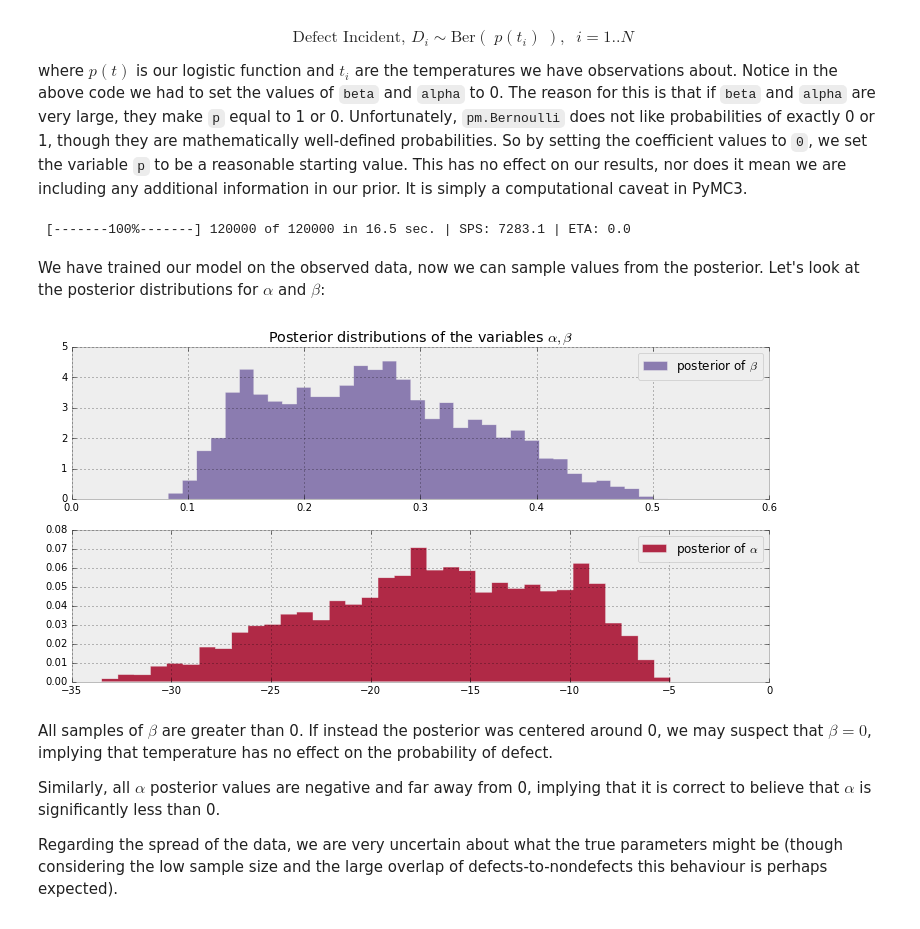
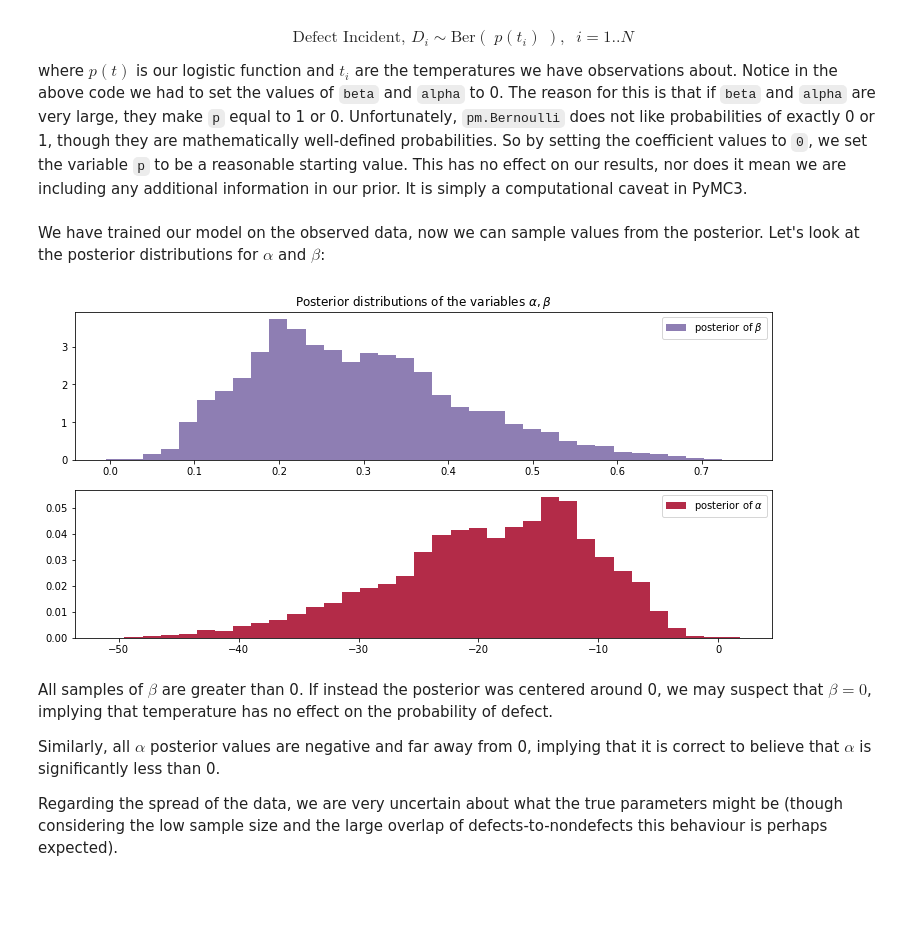
Before and after one commit to markmorrison95/Probabilistic-Programming-and-Bayesian-Methods-for-Hackers, a Jupyter notebook: Chapter2_MorePyMC/Ch2_MorePyMC_PyMC3.ipynb, the cells around one changed output. Saved outputs shown, nothing was run; the diff lists cells and outputs as text; code cells hidden in the pictures; blank space fills up the shorter version.

```diff
--- a/Chapter2_MorePyMC/Ch2_MorePyMC_PyMC3.ipynb
+++ b/Chapter2_MorePyMC/Ch2_MorePyMC_PyMC3.ipynb
@@ -361,7 +352,7 @@ For this example, consider $p_A = 0.05$, and $N = 1500$ users shown site A, and
 # %%
 #set constants
 p_true = 0.05  # remember, this is unknown.
-N = 1500
+N = 2000
 
 # sample N Bernoulli random variables from Ber(0.05).
 # each random variable has a 0.05 chance of being a 1.
@@ -420,7 +440,7 @@ true_p_B = 0.04
 
 #notice the unequal sample sizes -- no problem in Bayesian analysis.
 N_A = 1500
-N_B = 750
+N_B = 4000
 
 #generate some observations
 observations_A = stats.bernoulli.rvs(true_p_A, size=N_A)
@@ -627,5 +650,5 @@ Below we add all the variables of interest to a `Model` container and run our bl
 # To be explained in Chapter 3!
 with model:
     step = pm.Metropolis(vars=[p])
-    trace = pm.sample(40000, step=step)
+    trace = pm.sample(40000, step=step, cores=6)
     burned_trace = trace[15000:]
@@ -886,31 +898,29 @@ with model:
     # Mysterious code to be explained in Chapter 3
     start = pm.find_MAP()
     step = pm.Metropolis()
-    trace = pm.sample(120000, step=step, start=start)
+    trace = pm.sample(120000, step=step, start=start, chains=6)
     burned_trace = trace[100000::2]
-# %% [output]
- [-------100%-------] 120000 of 120000 in 16.5 sec. | SPS: 7283.1 | ETA: 0.0
 # %% [markdown]
 We have trained our model on the observed data, now we can sample values from the posterior. Let's look at the posterior distributions for $\alpha$ and $\beta$:
 # %%
 alpha_samples = burned_trace["alpha"][:, None]  # best to make them 1d
 beta_samples = burned_trace["beta"][:, None]
 
 figsize(12.5, 6)
 
 #histogram of the samples:
 plt.subplot(211)
 plt.title(r"Posterior distributions of the variables $\alpha, \beta$")
 plt.hist(beta_samples, histtype='stepfilled', bins=35, alpha=0.85,
-         label=r"posterior of $\beta$", color="#7A68A6", normed=True)
+         label=r"posterior of $\beta$", color="#7A68A6", density=True)
 plt.legend()
 
 plt.subplot(212)
 plt.hist(alpha_samples, histtype='stepfilled', bins=35, alpha=0.85,
-         label=r"posterior of $\alpha$", color="#A60628", normed=True)
+         label=r"posterior of $\alpha$", color="#A60628", density=True)
 plt.legend();
 # %% [output]
-[figure, old version]
+[figure, new version]
 # %% [markdown]
 All samples of $\beta$ are greater than 0. If instead the posterior was centered around 0, we may suspect that $\beta = 0$, implying that temperature has no effect on the probability of defect.
 
```
Also changed, not shown: parts of 52 cells of this notebook, 4 other files.
